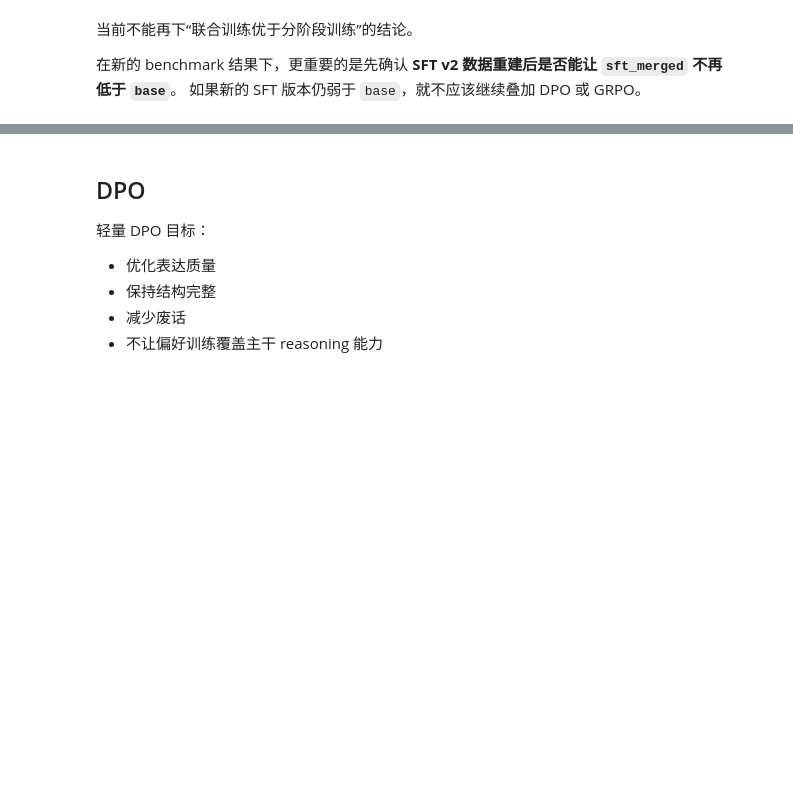
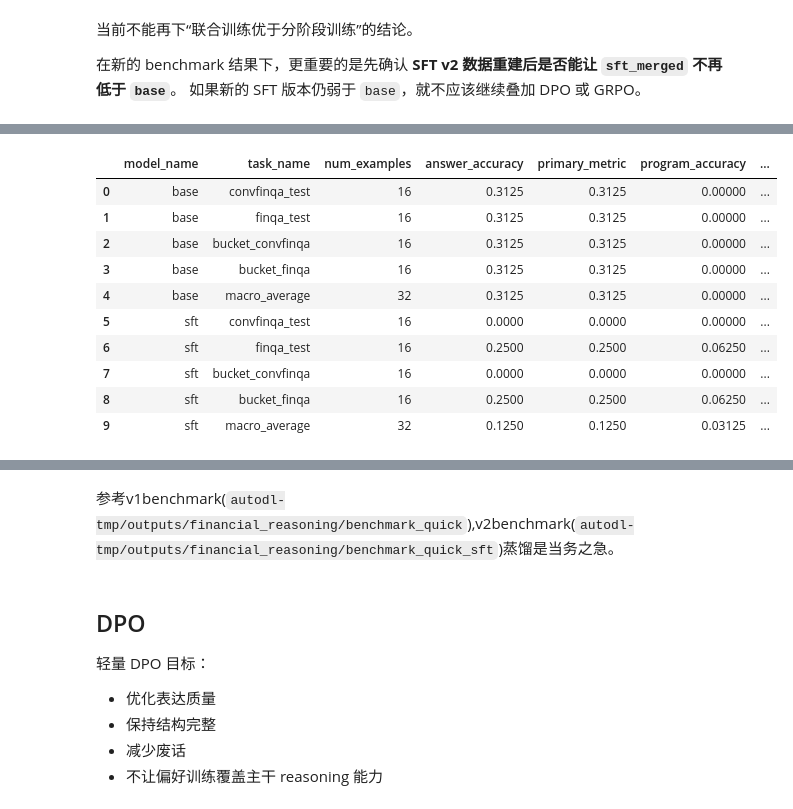
Before and after one commit to rosa-lie/FinQA, a Jupyter notebook: run_fingpt_min.ipynb, the cells around one changed output, grey strips where cells are left out. Saved outputs shown, nothing was run; the diff lists cells and outputs as text; code cells hidden in the pictures; blank space fills up the shorter version.

```diff
--- a/run_fingpt_min.ipynb
+++ b/run_fingpt_min.ipynb
@@ -1087,0 +1190,28 @@ SFT_MERGED_OUT = "/root/autodl-tmp/outputs/financial_reasoning/sft_merged"
+# %%
+
+summary_csv = QUICK_BENCHMARK_DIR / 'benchmark_summary.csv'
+summary_json = QUICK_BENCHMARK_DIR / 'benchmark_summary.json'
+if summary_csv.exists():
+    summary_df = pd.read_csv(summary_csv)
+    display(summary_df)
+    focus_cols = [
+        'model_name', 'task_name', 'answer_accuracy', 'program_accuracy',
+        'numeric_parse_rate', 'final_answer_coverage',
+        'program_section_coverage', 'structured_response_coverage',
+        'avg_prediction_chars'
+    ]
+    display(summary_df[[c for c in focus_cols if c in summary_df.columns]])
+elif summary_json.exists():
+    display(pd.DataFrame(json.loads(summary_json.read_text(encoding='utf-8'))))
+# %% [output]
+|  | model_name | task_name | num_examples | answer_accuracy | primary_metric | program_accuracy | ... |
+| 0 | base | convfinqa_test | 16 | 0.3125 | 0.3125 | 0.00000 | ... |
+| 1 | base | finqa_test | 16 | 0.3125 | 0.3125 | 0.00000 | ... |
+| 2 | base | bucket_convfinqa | 16 | 0.3125 | 0.3125 | 0.00000 | ... |
+| 3 | base | bucket_finqa | 16 | 0.3125 | 0.3125 | 0.00000 | ... |
+| 4 | base | macro_average | 32 | 0.3125 | 0.3125 | 0.00000 | ... |
+| 5 | sft | convfinqa_test | 16 | 0.0000 | 0.0000 | 0.00000 | ... |
+| 6 | sft | finqa_test | 16 | 0.2500 | 0.2500 | 0.06250 | ... |
+| 7 | sft | bucket_convfinqa | 16 | 0.0000 | 0.0000 | 0.00000 | ... |
+| 8 | sft | bucket_finqa | 16 | 0.2500 | 0.2500 | 0.06250 | ... |
+| 9 | sft | macro_average | 32 | 0.1250 | 0.1250 | 0.03125 | ... |
@@ -1088,3 +1229,5 @@ SFT_MERGED_OUT = "/root/autodl-tmp/outputs/financial_reasoning/sft_merged"
+# %% [markdown]
+参考v1benchmark(`autodl-tmp/outputs/financial_reasoning/benchmark_quick`),v2benchmark(`autodl-tmp/outputs/financial_reasoning/benchmark_quick_sft`)蒸馏是当务之急。
 # %% [markdown]
 ## DPO
 
```
Also changed, not shown: parts of 10 cells of this notebook, 9 other files.
